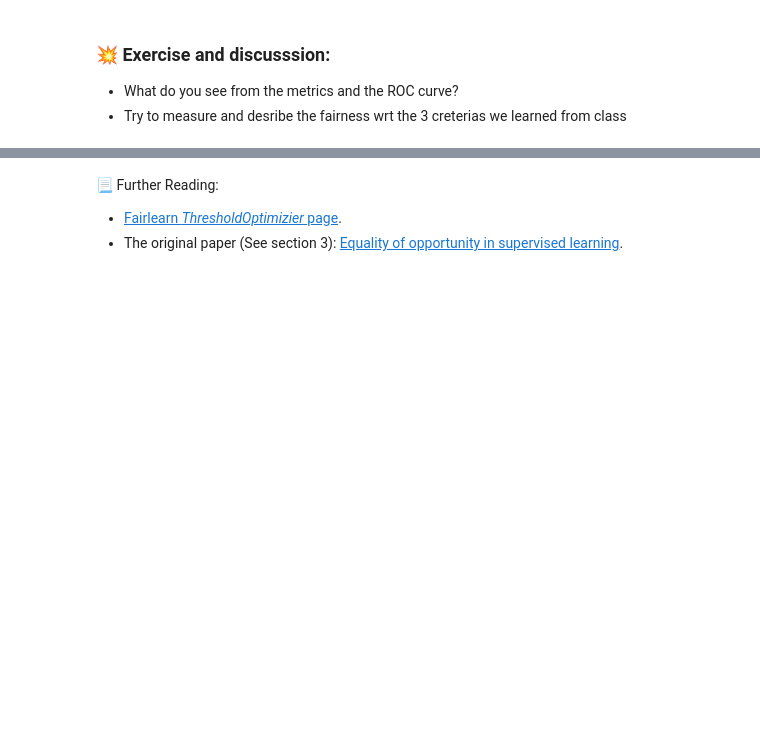
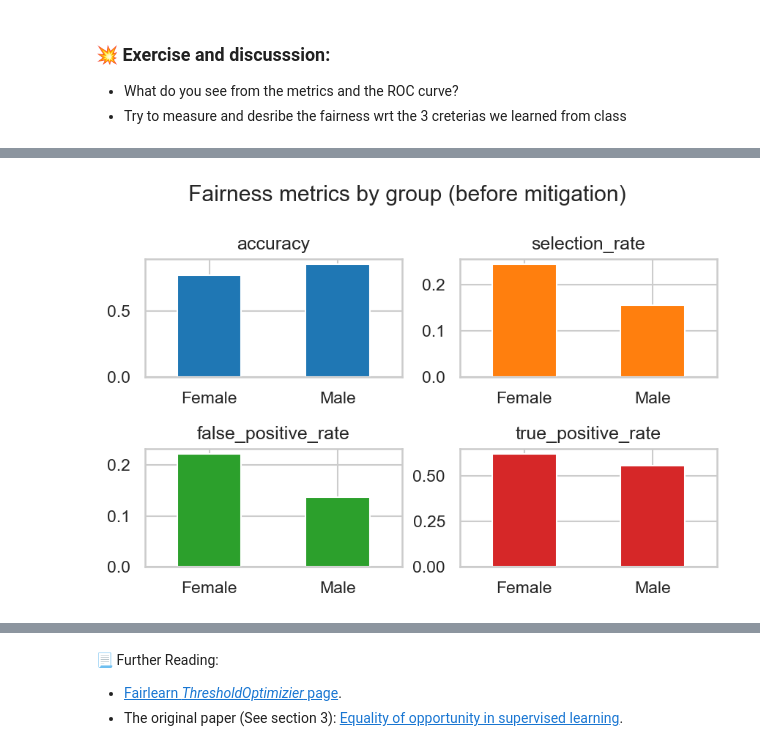
Before and after one commit to danielries/RAI_fairness_exercise, a Jupyter notebook: exercise.ipynb, the cells around one changed output, grey strips where cells are left out. Cells and saved outputs as stored; diff of their text form; code cells hidden in the pictures; blank space fills up the shorter version.

```diff
--- a/exercise.ipynb
+++ b/exercise.ipynb
@@ -329,7 +339,7 @@ mf = MetricFrame(metrics={'accuracy': accuracy_score,
                           'selection_rate': selection_rate,
                           'false_positive_rate': false_positive_rate,
                           'true_positive_rate': true_positive_rate,
-                          'true_negative_rate': true_negative_rate,
+                          #'true_negative_rate': true_negative_rate,
                          },
                  y_true=test_lab,
                  y_pred=test_pred,
@@ -363,3 +383,35 @@ plot_roc_simple(test_lab, test_prob, test_a, test_pred,
+# %%
+# Map sensitive feature values to labels
+group_labels = {0.0: "Female", 1.0: "Male"}
+x_labels = [group_labels.get(g, str(g)) for g in mf.by_group.index]
+
+metrics = mf.by_group.columns
+n_metrics = len(metrics)
+n_cols = 2
+n_rows = int(np.ceil(n_metrics / n_cols))
+
+fig, axes = plt.subplots(n_rows, n_cols, figsize=(3 * n_cols, 2 * n_rows), dpi=150)
+axes = axes.flatten()
+
+basic_colors = ['tab:blue', 'tab:orange', 'tab:green', 'tab:red']
+
+for i, metric in enumerate(metrics):
+    color = basic_colors[i % len(basic_colors)]
+    mf.by_group[metric].plot.bar(ax=axes[i], color=color)
+    axes[i].set_title(metric)
+    axes[i].set_xticks(range(len(x_labels)))
+    axes[i].set_xticklabels(x_labels, rotation=0)
+    axes[i].set_xlabel("")  # Remove x-axis label
+
+# Hide unused subplots
+for j in range(i + 1, len(axes)):
+    axes[j].axis('off')
+
+plt.suptitle("Fairness metrics by group (before mitigation)")
+plt.tight_layout()
+plt.show()
+# %% [output]
+[figure, added]
 # %% [markdown]
 ## 3. Bias mitigation using Fairlearn
 
```
Also changed, not shown: parts of 6 cells of this notebook.
